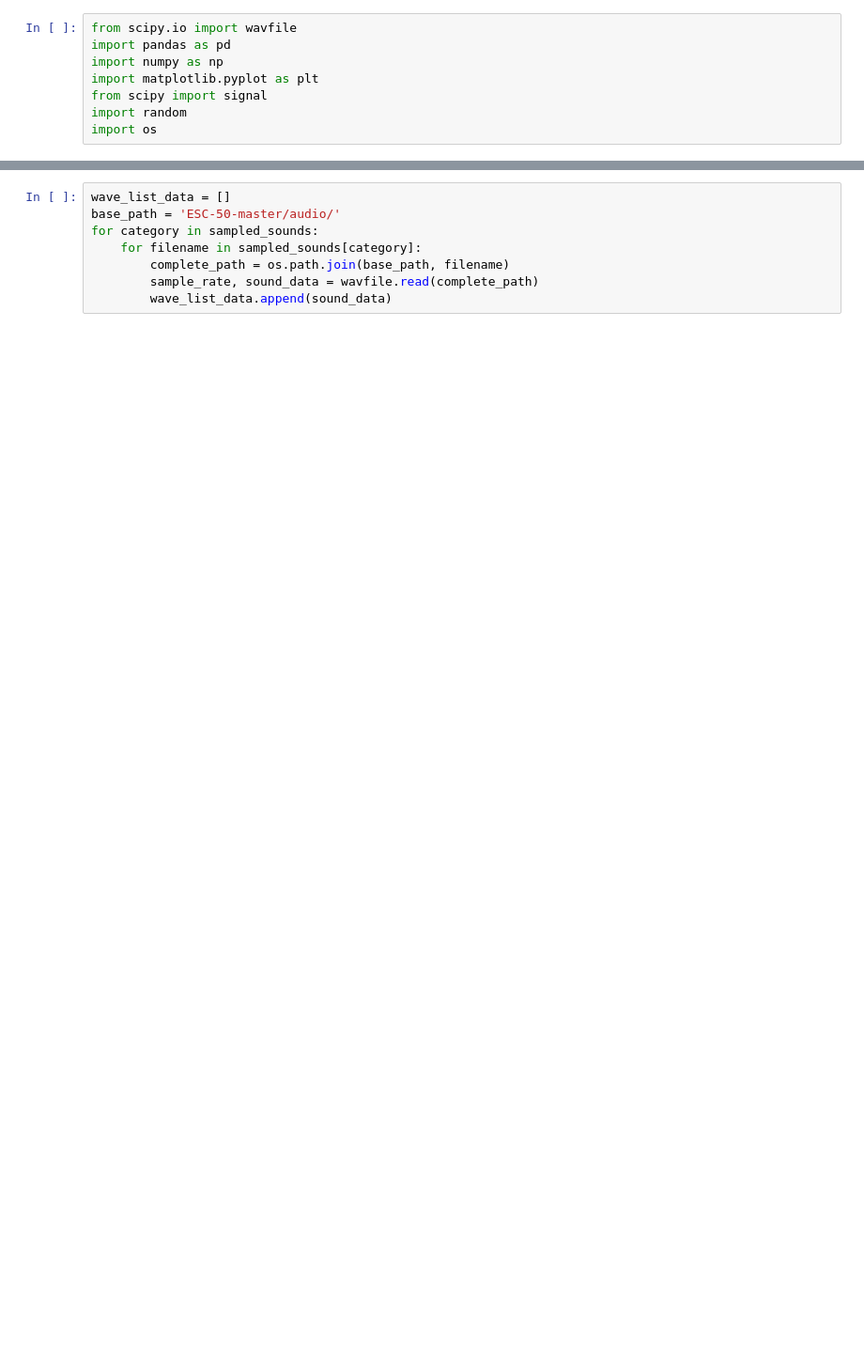
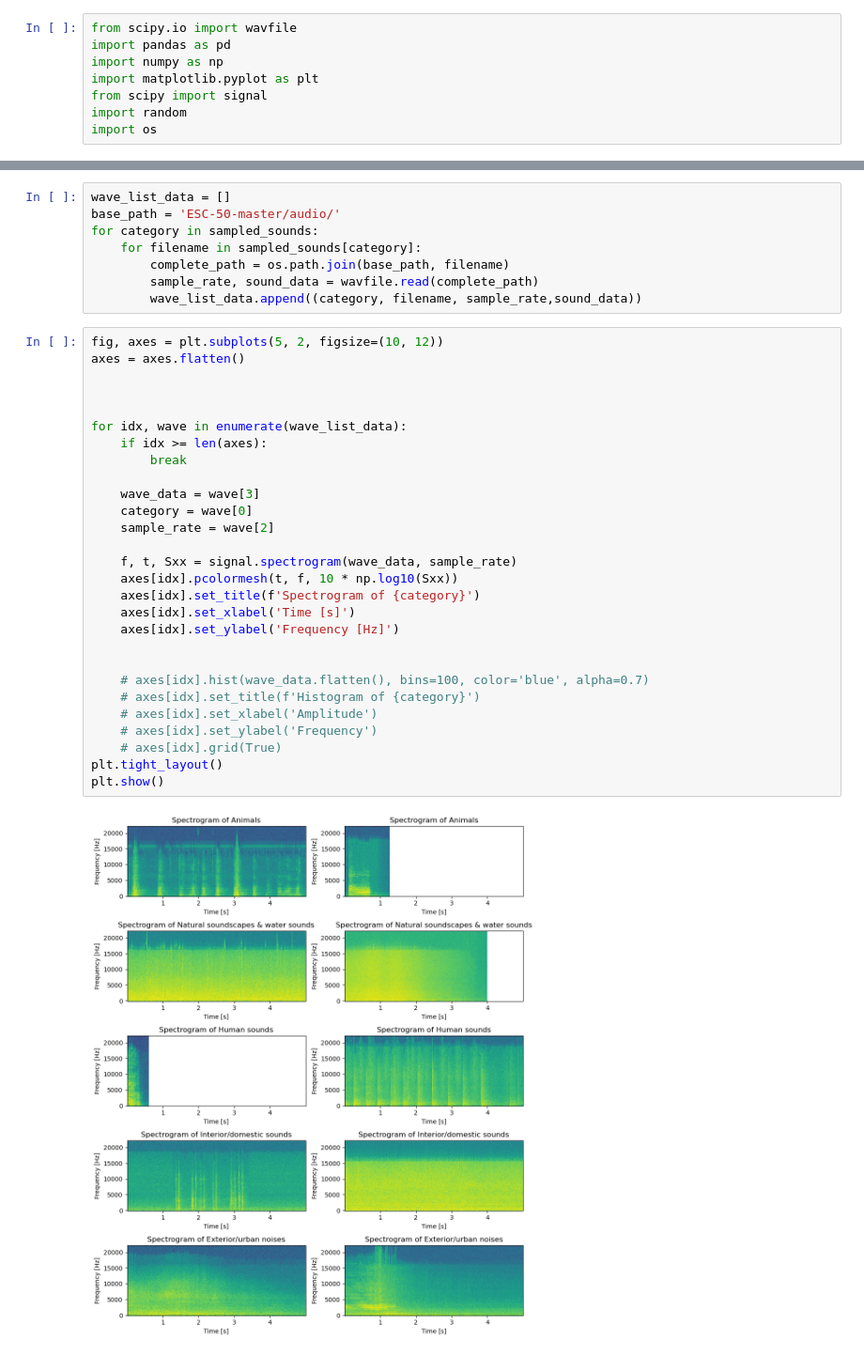
Before and after one commit to soheilbh/aed-challange, a Jupyter notebook: main.ipynb, the cells around one changed output, grey strips where cells are left out. Shown at 94% size. Drawn from its saved outputs; the diff is of its cells as text; blank space fills up the shorter version.

Commit message:
implement spectrogram and histogram

```diff
--- a/main.ipynb
+++ b/main.ipynb
@@ -41,4 +41,34 @@ for category in sampled_sounds:
     for filename in sampled_sounds[category]:
         complete_path = os.path.join(base_path, filename)
         sample_rate, sound_data = wavfile.read(complete_path)
-        wave_list_data.append(sound_data)
+        wave_list_data.append((category, filename, sample_rate,sound_data))
+# %%
+fig, axes = plt.subplots(5, 2, figsize=(10, 12))
+axes = axes.flatten()
+
+
+
+for idx, wave in enumerate(wave_list_data):
+    if idx >= len(axes):
+        break
+
+    wave_data = wave[3]
+    category = wave[0]
+    sample_rate = wave[2]
+
+    f, t, Sxx = signal.spectrogram(wave_data, sample_rate)
+    axes[idx].pcolormesh(t, f, 10 * np.log10(Sxx))
+    axes[idx].set_title(f'Spectrogram of {category}')
+    axes[idx].set_xlabel('Time [s]')
+    axes[idx].set_ylabel('Frequency [Hz]')
+
+
+    # axes[idx].hist(wave_data.flatten(), bins=100, color='blue', alpha=0.7)
+    # axes[idx].set_title(f'Histogram of {category}')
+    # axes[idx].set_xlabel('Amplitude')
+    # axes[idx].set_ylabel('Frequency')
+    # axes[idx].grid(True)
+plt.tight_layout()
+plt.show()
+# %% [output]
+[figure, added]
```
Also changed, not shown: parts of 1 cell of this notebook.
